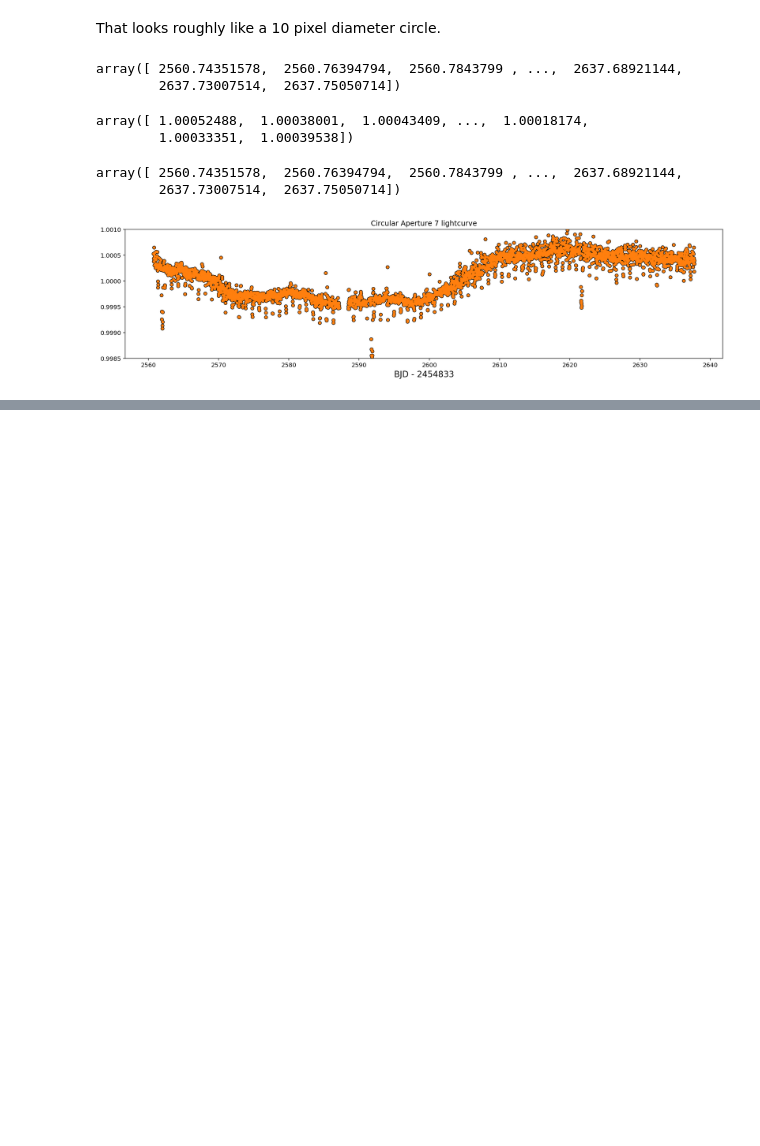
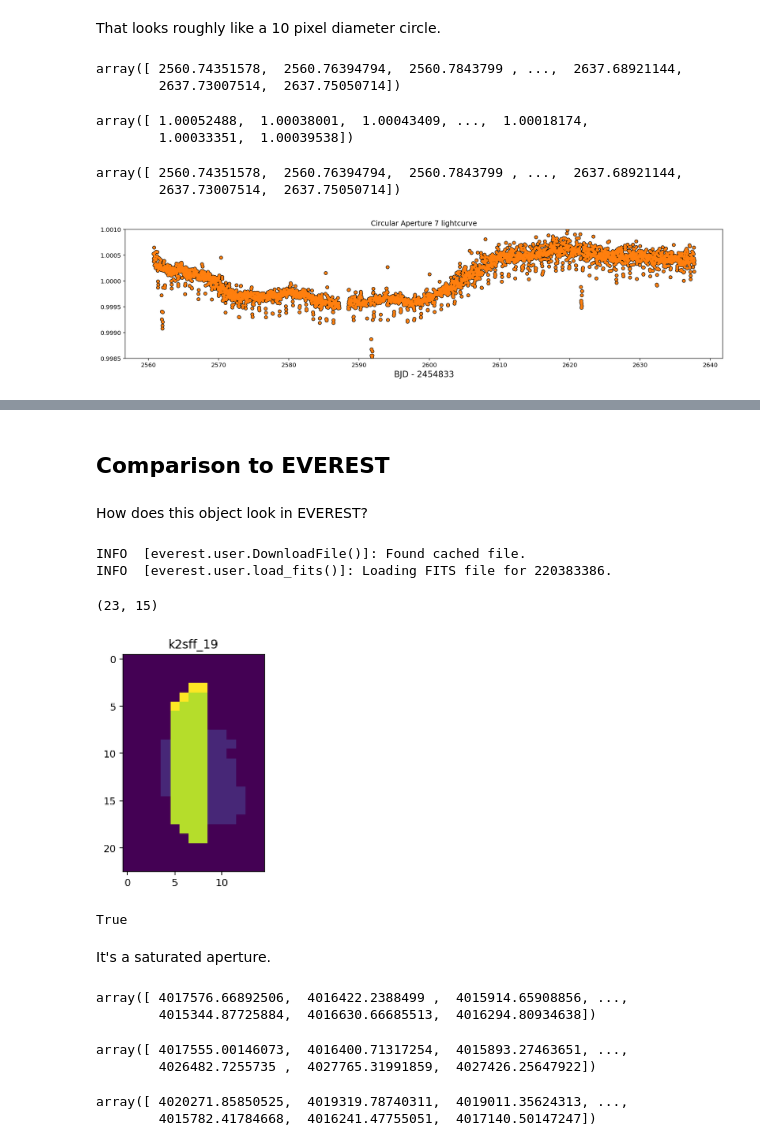
Before and after one commit to BrownDwarf/reprocess_or_not, a Jupyter notebook: notebooks/04.01-HD3167_reproduction.ipynb, the cells around one changed output, grey strips where cells are left out. Drawn from its saved outputs; the diff is of its cells as text; code cells hidden in the pictures; blank space fills up the shorter version.

```diff
--- a/notebooks/04.01-HD3167_reproduction.ipynb
+++ b/notebooks/04.01-HD3167_reproduction.ipynb
@@ -123,0 +122,4 @@ What do the reprocessed lightcurves look like?
+# %% [markdown]
+## Comparison to EVEREST
+# %% [markdown]
+How does this object look in EVEREST?
@@ -123,0 +128,35 @@ What do the reprocessed lightcurves look like?
+# %%
+star = everest.Everest(220383386)
+# %% [output]
+INFO  [everest.user.DownloadFile()]: Found cached file.
+INFO  [everest.user.load_fits()]: Loading FITS file for 220383386.
+# %%
+star.aperture.shape
+# %% [output]
+(23, 15)
+# %%
+plt.imshow(star.aperture)
+plt.title(star.aperture_name);
+# %% [output]
+[figure, added]
+# %%
+star.saturated
+# %% [output]
+True
+# %% [markdown]
+It's a saturated aperture.
+# %%
+star.fcor
+# %% [output]
+array([ 4017576.66892506,  4016422.2388499 ,  4015914.65908856, ...,
+        4015344.87725884,  4016630.66685513,  4016294.80934638])
+# %%
+star.flux
+# %% [output]
+array([ 4017555.00146073,  4016400.71317254,  4015893.27463651, ...,
+        4026482.7255735 ,  4027765.31991859,  4027426.25647922])
+# %%
+star.fraw
+# %% [output]
+array([ 4020271.85850525,  4019319.78740311,  4019011.35624313, ...,
+        4015782.41784668,  4016241.47755051,  4017140.50147247])
```
Also changed, not shown: parts of 15 cells of this notebook.
